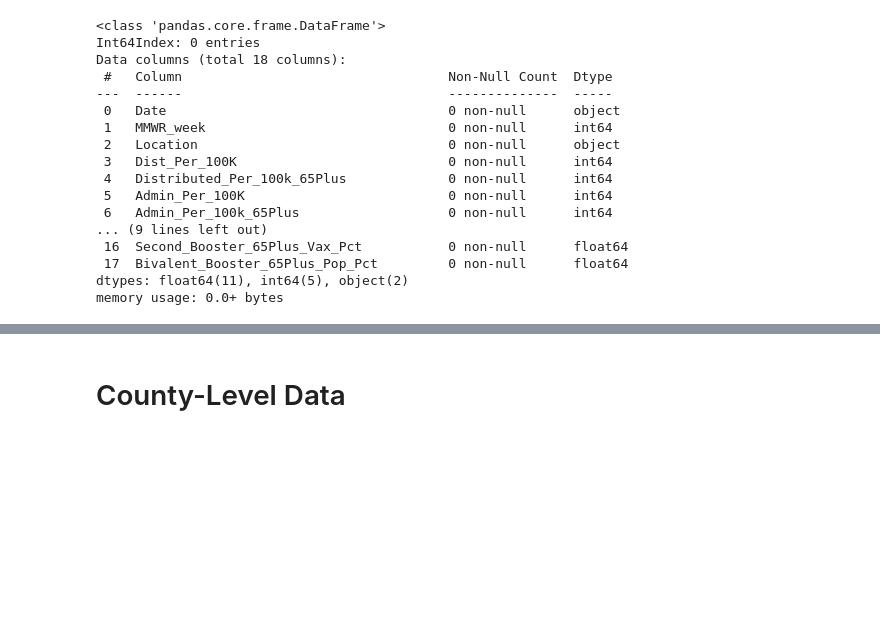
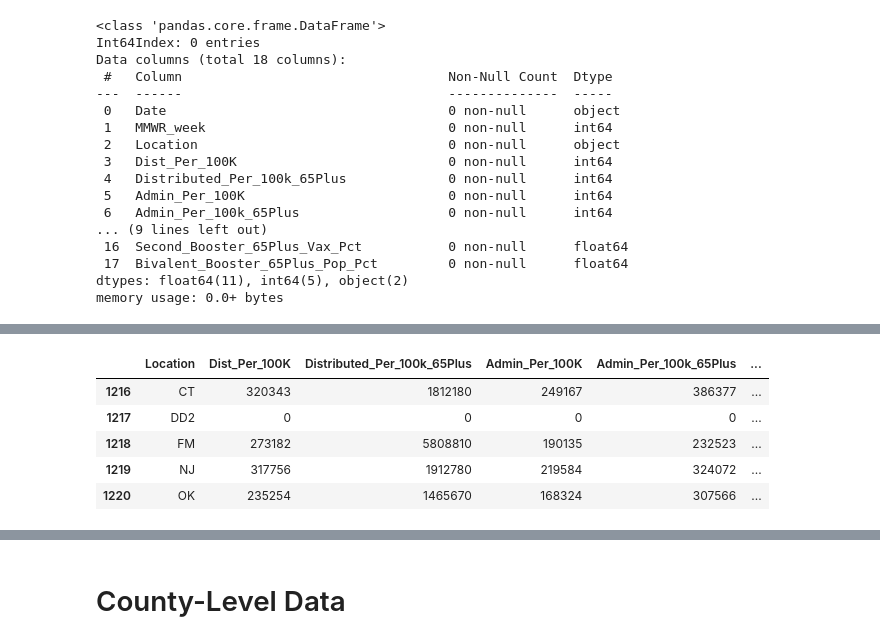
Before and after one commit to rafirahman27/Preparing_for_the_next_Pandemic, a Jupyter notebook: Katie.ipynb, the cells around one changed output, grey strips where cells are left out. Drawn from its saved outputs; the diff is of its cells as text; code cells hidden in the pictures; blank space fills up the shorter version.

```diff
--- a/Katie.ipynb
+++ b/Katie.ipynb
@@ -745,0 +778,9 @@ memory usage: 0.0+ bytes
+# %%
+vax_2022.head()
+# %% [output]
+|  | Location | Dist_Per_100K | Distributed_Per_100k_65Plus | Admin_Per_100K | Admin_Per_100k_65Plus | ... |
+| 1216 | CT | 320343 | 1812180 | 249167 | 386377 | ... |
+| 1217 | DD2 | 0 | 0 | 0 | 0 | ... |
+| 1218 | FM | 273182 | 5808810 | 190135 | 232523 | ... |
+| 1219 | NJ | 317756 | 1912780 | 219584 | 324072 | ... |
+| 1220 | OK | 235254 | 1465670 | 168324 | 307566 | ... |
```
Also changed, not shown: parts of 12 cells of this notebook, 1 other file.
